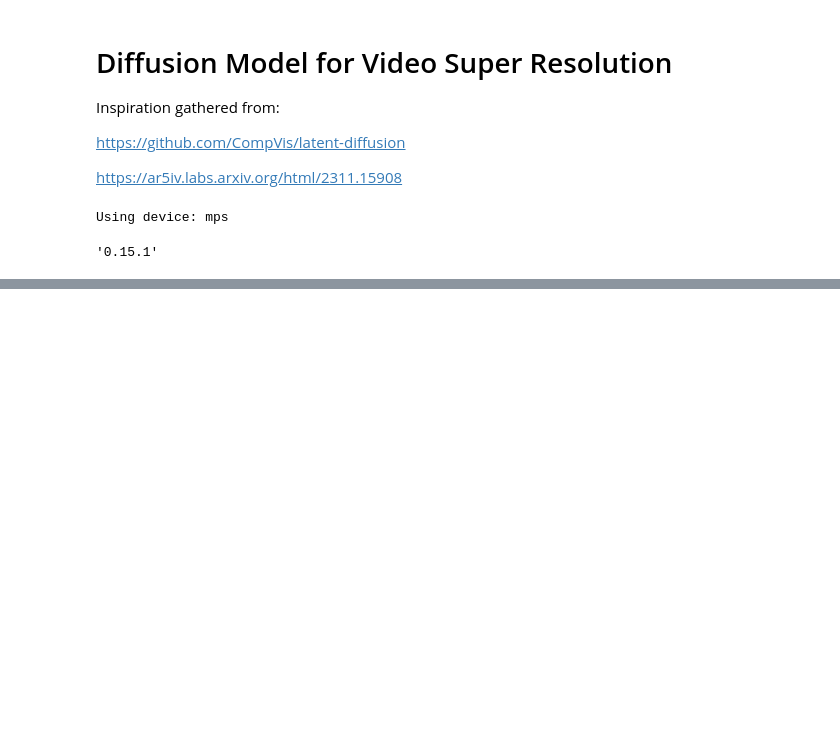
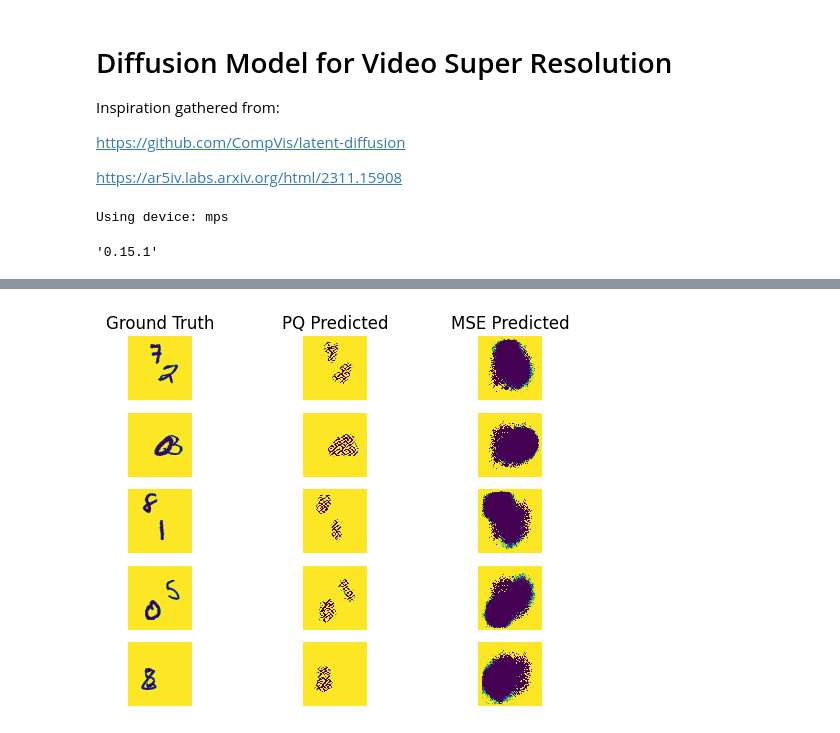
Before and after one commit to ChadWeatherly/COSC_6398_VSR, a Jupyter notebook: ldm_vsr.ipynb, the cells around one changed output, grey strips where cells are left out. Saved outputs shown, nothing was run; the diff lists cells and outputs as text; code cells hidden in the pictures; blank space fills up the shorter version.

```diff
--- a/ldm_vsr.ipynb
+++ b/ldm_vsr.ipynb
@@ -161,21 +160,0 @@ Comparing the 5 low-res images to the one high-res one
-# %%
-h_in = 32
-w_in = 32
-c_in = 1
-k = 3
-s = 1
-p = 1
-d = 1
-
-conv_h_out = ((h_in + (2*p) - (d*(k-1)) -1) / s) + 1
-conv_w_out = ((h_in + (2*p) - (d*(k-1)) -1) / s) + 1
-
-k = 2
-s = 2
-p = 0
-d = 1
-
-pool_h_out = ((conv_h_out + (2*p) - (d*(k-1)) -1) / s) + 1
-pool_w_out = ((conv_w_out + (2*p) - (d*(k-1)) -1) / s) + 1
-
-print(pool_h_out, pool_w_out)
@@ -675,28 +614,30 @@ data[20].shape
 # %%
 # Show how predictions varied
 pq_recon_model.eval()
 mse_recon_model.eval()
 
 fig, axes = plt.subplots(5, 3)
 for i in range(5):
     for j in range(3):
         axes[i,j].axis('off')
 axes[0,0].title.set_text('Ground Truth')
 axes[0,1].title.set_text('PQ Predicted')
 axes[0,2].title.set_text('MSE Predicted')
 for k in range(5): # Random inference values
     with torch.no_grad():
         lr_imgs, hr_img = get_sample(data, k)
         hr_img = hr_img.squeeze().to('cpu').numpy()
         hr_pred_pq = pq_recon_model(lr_imgs)
         hr_pred_pq = hr_pred_pq.squeeze().to('cpu').numpy()
         hr_pred_mse = mse_recon_model(lr_imgs)
         hr_pred_mse = hr_pred_mse.squeeze().to('cpu').numpy()
-        axes[k,0].imshow(hr_img)
-        axes[k,1].imshow(hr_pred_pq)
-        axes[k,2].imshow(hr_pred_mse)
+        axes[k,0].imshow(255-hr_img)
+        axes[k,1].imshow(255-hr_pred_pq)
+        axes[k,2].imshow(255-hr_pred_mse)
 
 plt.savefig('report/figures/predictions.png')
 plt.show()
+# %% [output]
+[figure, added]
 # %%
 axes
```
Also changed, not shown: parts of 8 cells of this notebook, 1 other file.
